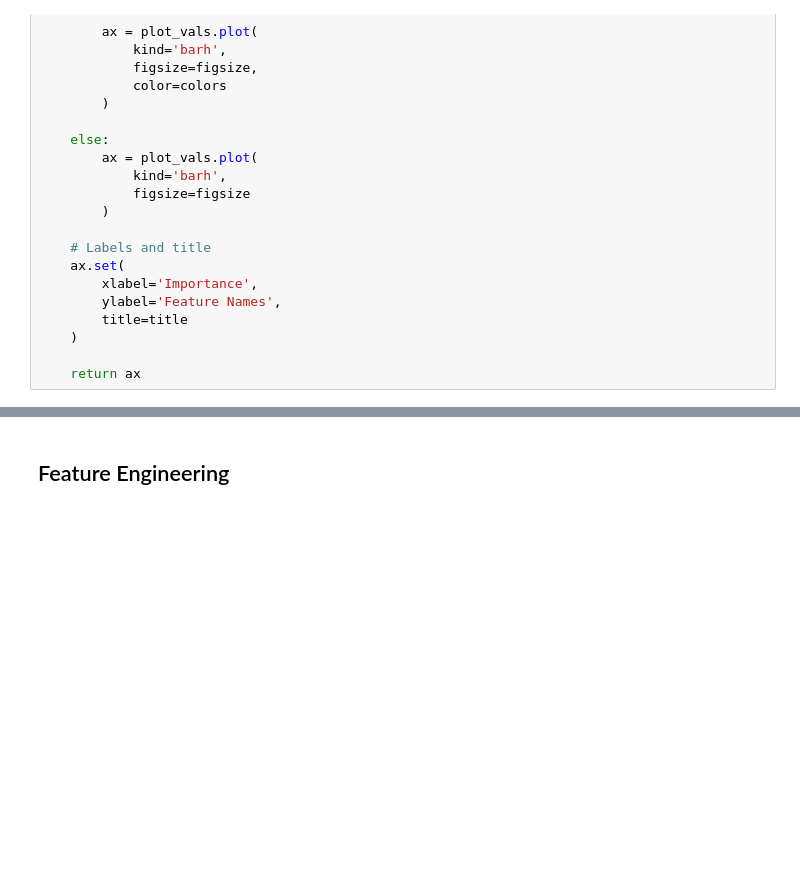
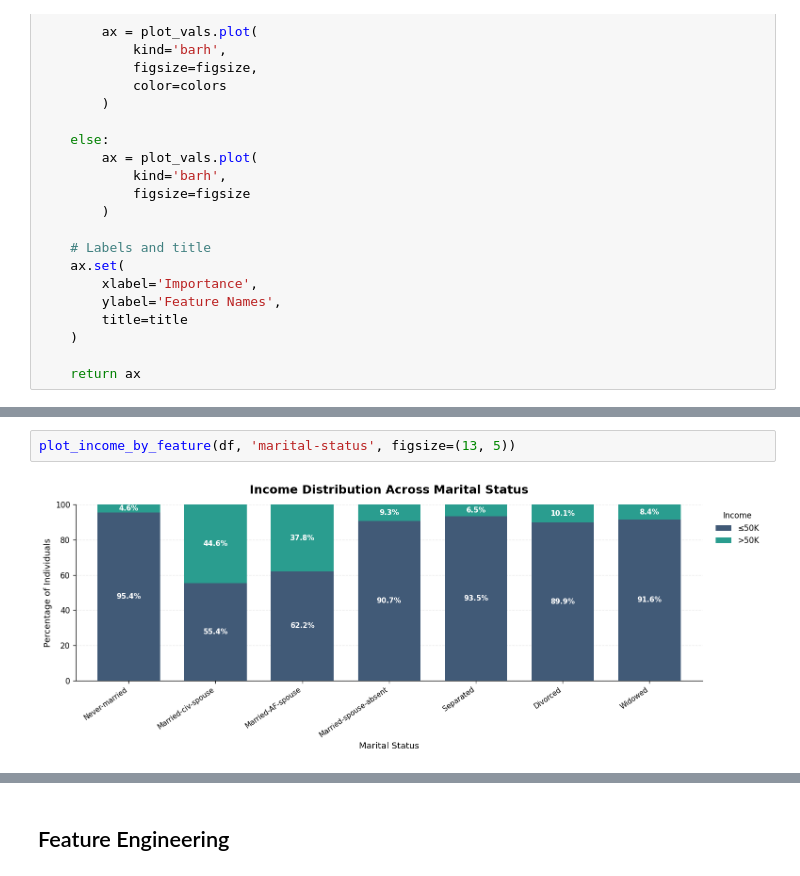
Before and after one commit to swirita/Adult-Income-Prediction, a Jupyter notebook: Adult_Income_Prediction.ipynb, the cells around one changed output, grey strips where cells are left out. Drawn from its saved outputs; the diff is of its cells as text; blank space fills up the shorter version.

```diff
--- a/Adult_Income_Prediction.ipynb
+++ b/Adult_Income_Prediction.ipynb
@@ -1103,0 +1233,4 @@ def plot_importance_color(
+# %%
+plot_income_by_feature(df, 'marital-status', figsize=(13, 5))
+# %% [output]
+[figure, added]
```
Also changed, not shown: parts of 11 cells of this notebook.
